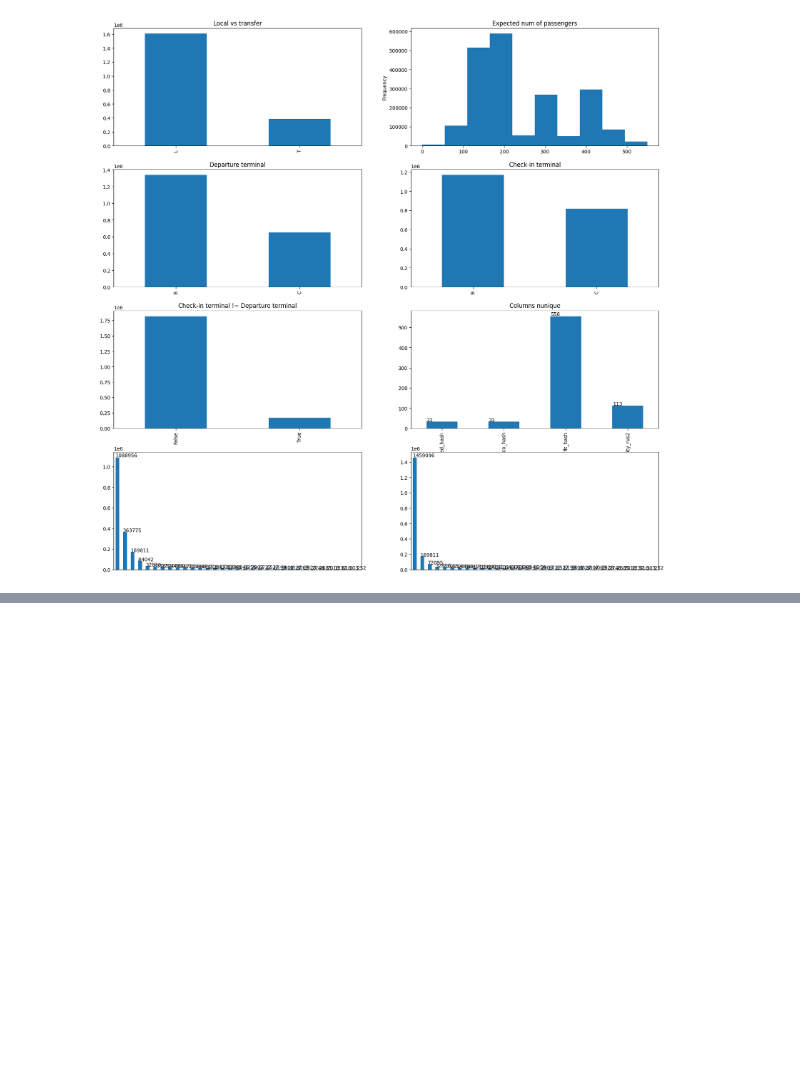
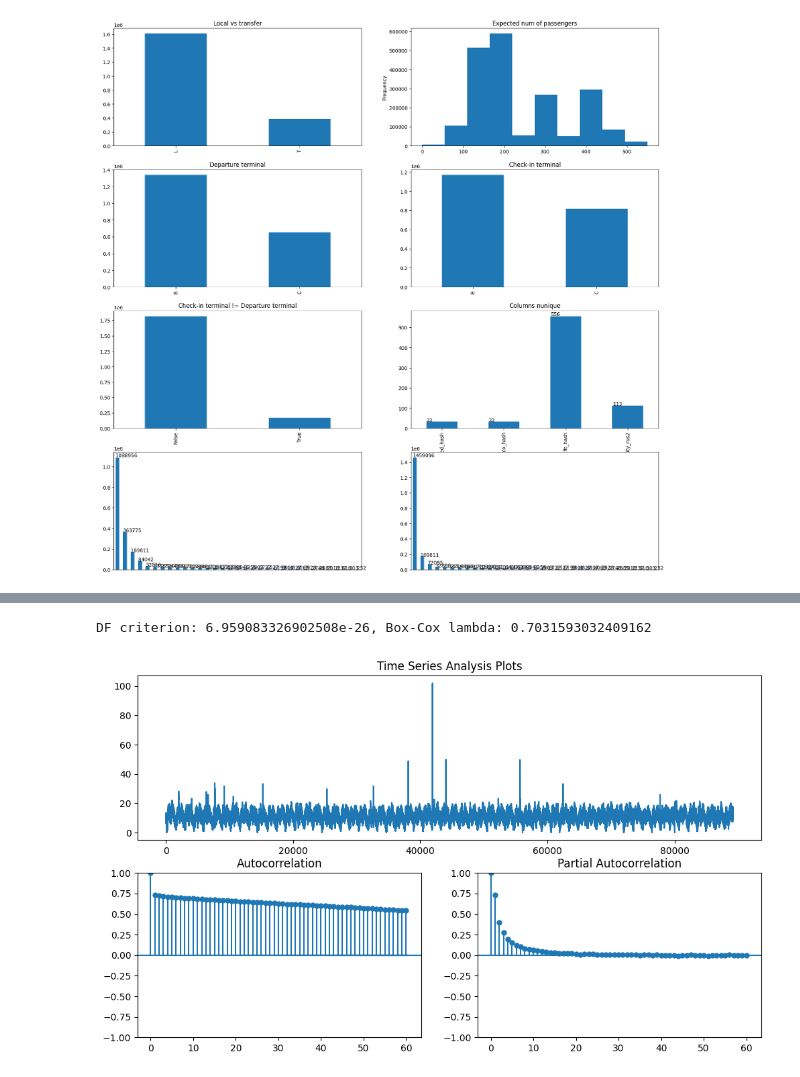
Before and after one commit to K0mp0t/DB_Hackaton, a Jupyter notebook: EDA.ipynb, the cells around one changed output, grey strips where cells are left out. Saved outputs shown, nothing was run; the diff lists cells and outputs as text; code cells hidden in the pictures; blank space fills up the shorter version.

```diff
--- a/EDA.ipynb
+++ b/EDA.ipynb
@@ -83,0 +137,20 @@ main_df = main_df.drop(columns=['local_or_transfer', 'departure_terminal', 'chec
+# %%
+from scipy.stats import boxcox
+
+target_boxcox, lmbda = boxcox(target)
+
+fig = plt.figure(figsize=(12, 7))
+layout = (2, 2)
+ts_ax = plt.subplot2grid(layout, (0, 0), colspan=2)
+acf_ax = plt.subplot2grid(layout, (1, 0))
+pacf_ax = plt.subplot2grid(layout, (1, 1))
+
+ts_ax.plot(target_boxcox)
+ts_ax.set_title('Time Series Analysis Plots')
+plot_acf(target_boxcox, lags=60, ax=acf_ax, alpha=0.5)
+plot_pacf(target_boxcox, lags=60, ax=pacf_ax, alpha=0.5)
+
+print(f"DF criterion: {adfuller(target_boxcox)[1]}, Box-Cox lambda: {lmbda}")
+# %% [output]
+DF criterion: 6.959083326902508e-26, Box-Cox lambda: 0.7031593032409162
+[figure, added]
```
Also changed, not shown: parts of 32 cells of this notebook, 1 other file.
